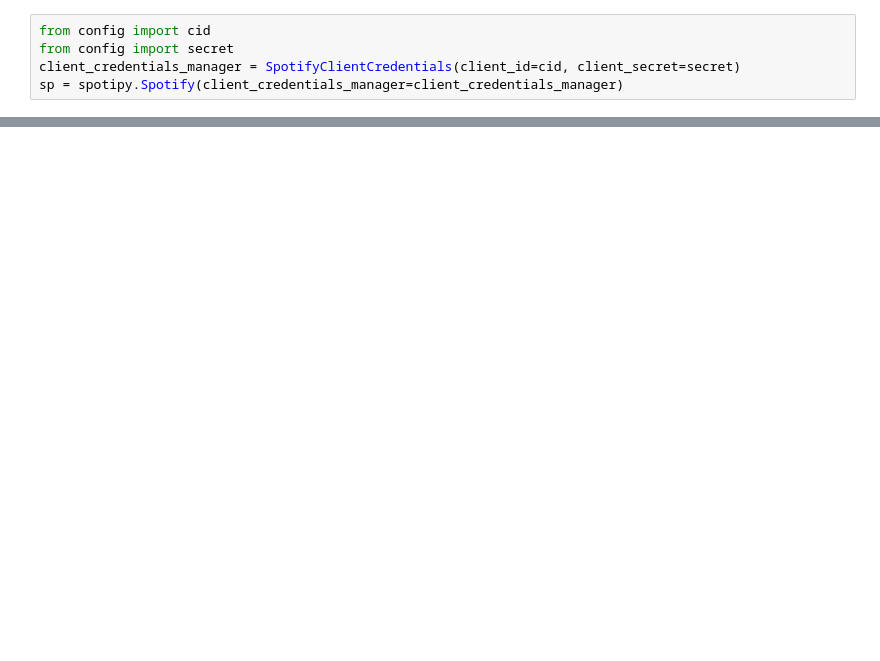
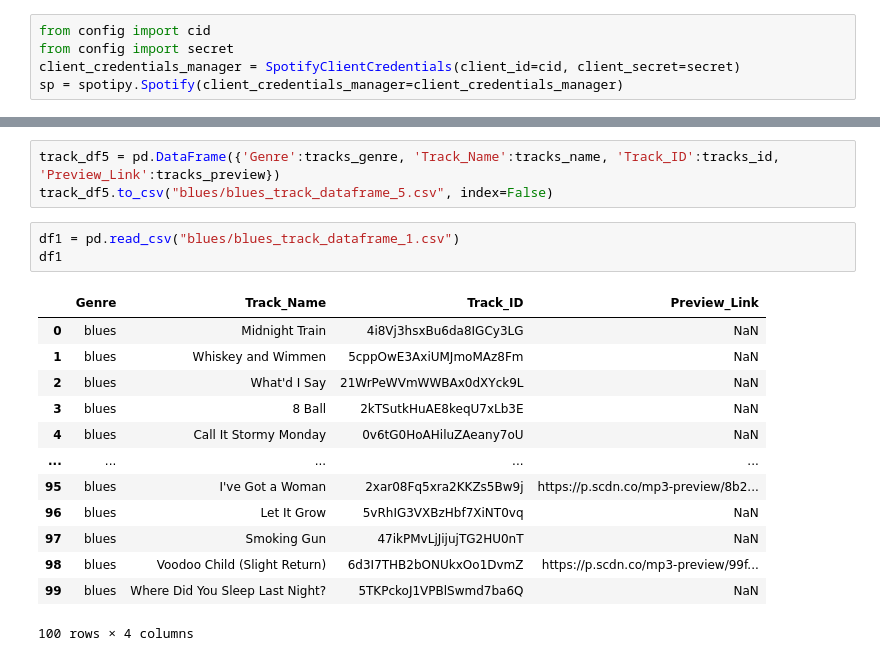
Before and after one commit to KathrynPanger/classify-spotify, a Jupyter notebook: caitlin/blues_classical_country.ipynb, the cells around one changed output, grey strips where cells are left out. Drawn from its saved outputs; the diff is of its cells as text; blank space fills up the shorter version.

```diff
--- a/caitlin/blues_classical_country.ipynb
+++ b/caitlin/blues_classical_country.ipynb
@@ -59,0 +39,20 @@ tracks_df
+# %%
+track_df5 = pd.DataFrame({'Genre':tracks_genre, 'Track_Name':tracks_name, 'Track_ID':tracks_id, 'Preview_Link':tracks_preview})
+track_df5.to_csv("blues/blues_track_dataframe_5.csv", index=False)
+# %%
+df1 = pd.read_csv("blues/blues_track_dataframe_1.csv")
+df1
+# %% [output]
+|  | Genre | Track_Name | Track_ID | Preview_Link |
+| 0 | blues | Midnight Train | 4i8Vj3hsxBu6da8IGCy3LG | NaN |
+| 1 | blues | Whiskey and Wimmen | 5cppOwE3AxiUMJmoMAz8Fm | NaN |
+| 2 | blues | What'd I Say | 21WrPeWVmWWBAx0dXYck9L | NaN |
+| 3 | blues | 8 Ball | 2kTSutkHuAE8keqU7xLb3E | NaN |
+| 4 | blues | Call It Stormy Monday | 0v6tG0HoAHiluZAeany7oU | NaN |
+| ... | ... | ... | ... | ... |
+| 95 | blues | I've Got a Woman | 2xar08Fq5xra2KKZs5Bw9j | https://p.scdn.co/mp3-preview/8b2... |
+| 96 | blues | Let It Grow | 5vRhIG3VXBzHbf7XiNT0vq | NaN |
+| 97 | blues | Smoking Gun | 47ikPMvLjJijujTG2HU0nT | NaN |
+| 98 | blues | Voodoo Child (Slight Return) | 6d3I7THB2bONUkxOo1DvmZ | https://p.scdn.co/mp3-preview/99f... |
+| 99 | blues | Where Did You Sleep Last Night? | 5TKPckoJ1VPBlSwmd7ba6Q | NaN |
+100 rows × 4 columns
```
Also changed, not shown: parts of 14 cells of this notebook, 7 other files.
